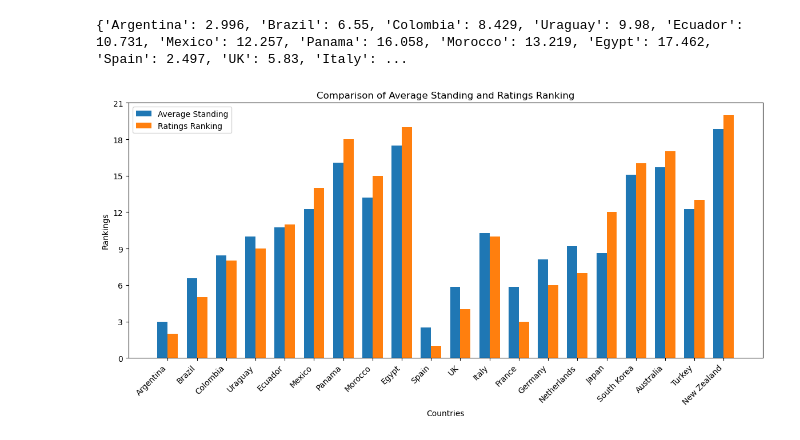
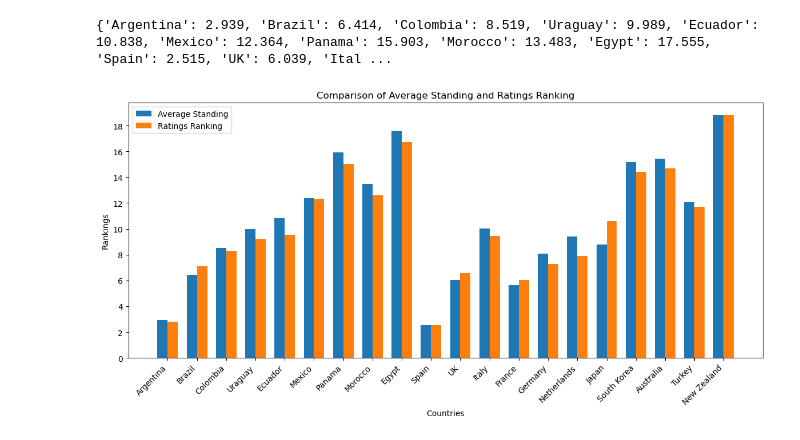
Before and after one commit to alston-yam/IMMC-2025, a Jupyter notebook: matchmaking3.ipynb, the cells around one changed output. Cells and saved outputs as stored; diff of their text form; code cells hidden in the pictures.

```diff
--- a/matchmaking3.ipynb
+++ b/matchmaking3.ipynb
@@ -7,6 +7,8 @@ from itertools import combinations, chain
 
 import matplotlib.pyplot as plt
 import numpy as np
+
+numtrials = 1000
 # %%
 countries = [
     'Argentina',
@@ -31,7 +33,14 @@ countries = [
     'New Zealand'
 ]
 
-countriesrs = {
+pools = {
+    1: ['Argentina', 'Brazil', 'Colombia', 'Uraguay', 'Ecuador'],
+    2: ['Mexico', 'Panama', 'Morocco', 'Egypt', 'Spain'],
+    3: ['UK', 'Italy', 'France', 'Germany', 'Netherlands'],
+    4: ['Japan', 'South Korea', "Australia", 'Turkey', 'New Zealand']
+}
+
+countriesratings = {
     'Argentina': 2140,
     'Brazil': 1994,
     'Colombia': 1953,
@@ -53,14 +62,6 @@ countriesrs = {
     'Turkey': 1837,
     'New Zealand': 1596
 }
-
-countriesratings = countriesrs
-
-# for country in countriesrs.keys():
-#     rating = countriesrs[country]
-
-#     countriesratings[country] = (rating - 1596)/(2150-1596)
-# print(countriesratings)
 # %%
 def winrate(country1, country2):
     return (1/(1 + 10**((countriesratings[country2]-countriesratings[country1])/400)))
@@ -170,24 +166,18 @@ def simulate_knockout(teams):
         final_winner: 1
     }
 # %%
-pools = {
-    1: ['Argentina', 'Brazil', 'Colombia', 'Uraguay', 'Ecuador'],
-    2: ['Mexico', 'Panama', 'Morocco', 'Egypt', 'Spain'],
-    3: ['UK', 'Italy', 'France', 'Germany', 'Netherlands'],
-    4: ['Japan', 'South Korea', "Australia", 'Turkey', 'New Zealand']
-}
 
 winners = {country: 0 for country in countries}
 avgstandings = {country: 0 for country in countries}
 
-for i in range(1000):
+for i in range(numtrials):
 
     pool_results = {}
     direct_to_quarters = []
     qualifier_candidates = []
     bottom12 = []
 
-    # round robin in each group
+    # ---------- Phase 1: Group Roundrobin ----------
     for pool_name, teams in pools.items():
         standings = round_robin(teams)
         df = sort_standings(standings)
@@ -196,11 +186,9 @@ for i in range(1000):
         qualifier_candidates.extend(df.index[1:3])
         bottom12.extend(df.index[3:5])
 
-    # qualifiers: 2nd and third play round robin and top 4 qualifies for knockout
+    # ---------- Phase 2: Qualifiers: Next 8 teams run in qualifiers ----------
     qualifier_results = round_robin(qualifier_candidates)
     qualifier_df = sort_standings(qualifier_results)
-
-    # then 5th and 6 to placement, rest out
     qualifier_top4 = list(qualifier_df.index[:4])
     bottom12.extend(qualifier_df.index[4:])
 
@@ -214,7 +202,6 @@ for i in range(1000):
     placement_df = sort_standings(placement_results)
 
     sorted_placement = sorted(placement_results.keys(), key=lambda x: placement_results[x]['points'], reverse=True)
-
 
     standings = init_standings(countries)
 
@@ -234,35 +221,48 @@ for i in range(1000):
         avgstandings[country] += position
 
 for country, position in avgstandings.items():
-    avgstandings[country] = position/1000
+    avgstandings[country] = position/numtrials
 print(avgstandings)
 
 
+
+# ---------------------------- PLOTTING ---------------------------------
 # Calculate rankings based on countriesratings
 ratings_ranking = {country: rank for rank, country in enumerate(sorted(countriesratings, key=countriesratings.get, reverse=True), start=1)}
 
 # Prepare data for the bar graph
 avg_standings_values = [avgstandings[country] for country in countries]
-ratings_ranking_values = [ratings_ranking[country] for country in countries]
+
+# Perform max-min normalization for ratings
+min_avg_standing = min(avg_standings_values)
+max_avg_standing = max(avg_standings_values)
+
+normalized_ratings = {
+    country: max_avg_standing - ((max_avg_standing - min_avg_standing) * (countriesratings[country] - min(countriesratings.values())) /
+                                 (max(countriesratings.values()) - min(countriesratings.values())))
+    for country in countries
+}
+
+ratings_ranking_values = [normalized_ratings[country] for country in countries]
 
 x = np.arange(len(countries))  # the label locations
 width = 0.35  # the width of the bars
 
 fig, ax = plt.subplots(figsize=(12, 6))
 rects1 = ax.bar(x - width/2, avg_standings_values, width, label='Average Standing')
 rects2 = ax.bar(x + width/2, ratings_ranking_values, width, label='Ratings Ranking')
 
 # Add some text for labels, title and custom x-axis tick labels, etc.
 ax.set_xlabel('Countries')
 ax.set_ylabel('Rankings')
 ax.set_title('Comparison of Average Standing and Ratings Ranking')
 ax.set_xticks(x)
 ax.set_xticklabels(countries, rotation=45, ha='right')
 ax.legend()
 fig.tight_layout()
 
 ax.yaxis.set_major_locator(plt.MaxNLocator(integer=True))
 plt.show()
 # %% [output]
-{'Argentina': 2.996, 'Brazil': 6.55, 'Colombia': 8.429, 'Uraguay': 9.98, 'Ecuador': 10.731, 'Mexico': 12.257, 'Panama': 16.058, 'Morocco': 13.219, 'Egypt': 17.462, 'Spain': 2.497, 'UK': 5.83, 'Italy': ...
+{'Argentina': 2.939, 'Brazil': 6.414, 'Colombia': 8.519, 'Uraguay': 9.989, 'Ecuador': 10.838, 'Mexico': 12.364, 'Panama': 15.903, 'Morocco': 13.483, 'Egypt': 17.555, 'Spain': 2.515, 'UK': 6.039, 'Ital ...
-[figure, old version]
+[figure, new version]
```
Also changed, not shown: parts of 2 cells of this notebook, 2 other files.
